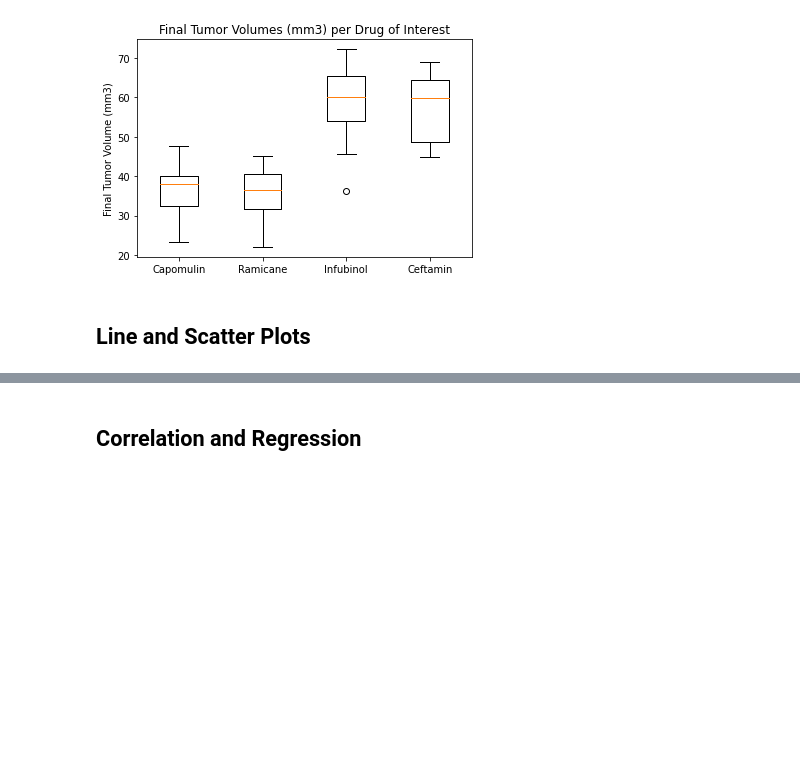
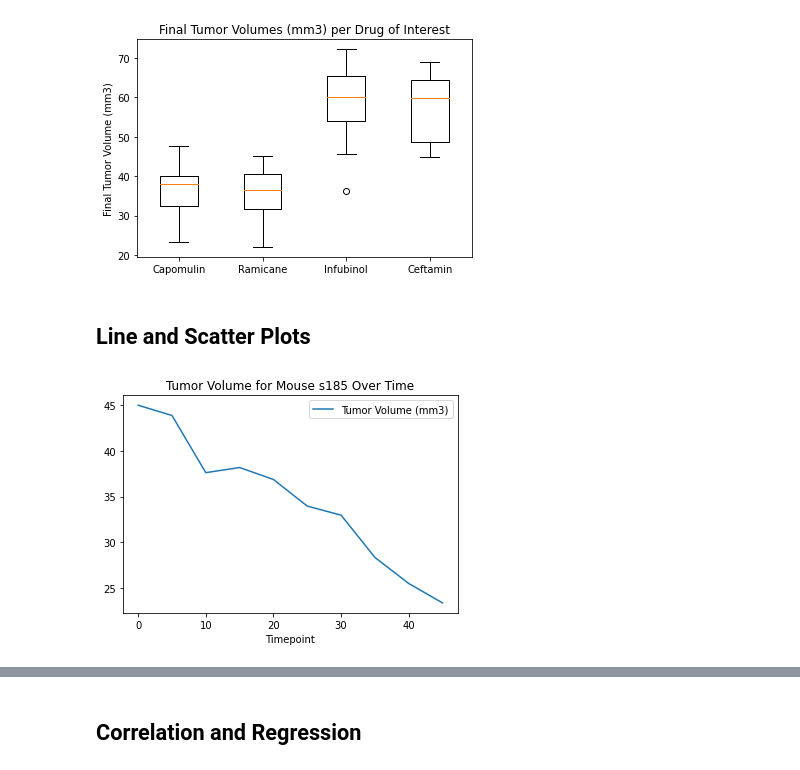
Before and after one commit to eldridgesje/matplotlib-challenge, a Jupyter notebook: Pymaceuticals/pymaceuticals_starter.ipynb, the cells around one changed output, grey strips where cells are left out. Drawn from its saved outputs; the diff is of its cells as text; code cells hidden in the pictures; blank space fills up the shorter version.

Commit message:
Revised outlier logic, added line plots, scatter plots, correlations and regresssions

```diff
--- a/Pymaceuticals/pymaceuticals_starter.ipynb
+++ b/Pymaceuticals/pymaceuticals_starter.ipynb
@@ -318,3 +273,11 @@ plt.show()
 ## Line and Scatter Plots
 # %%
 # Generate a line plot of tumor volume vs. time point for a mouse treated with Capomulin
+
+mouseLine = clean_df.loc[clean_df["Mouse ID"] == "s185"]
+
+mouseLine.plot.line(x="Timepoint", y="Tumor Volume (mm3)", title="Tumor Volume for Mouse s185 Over Time")
+
+plt.show()
+# %% [output]
+[figure, added]
```
Also changed, not shown: parts of 6 cells of this notebook.
